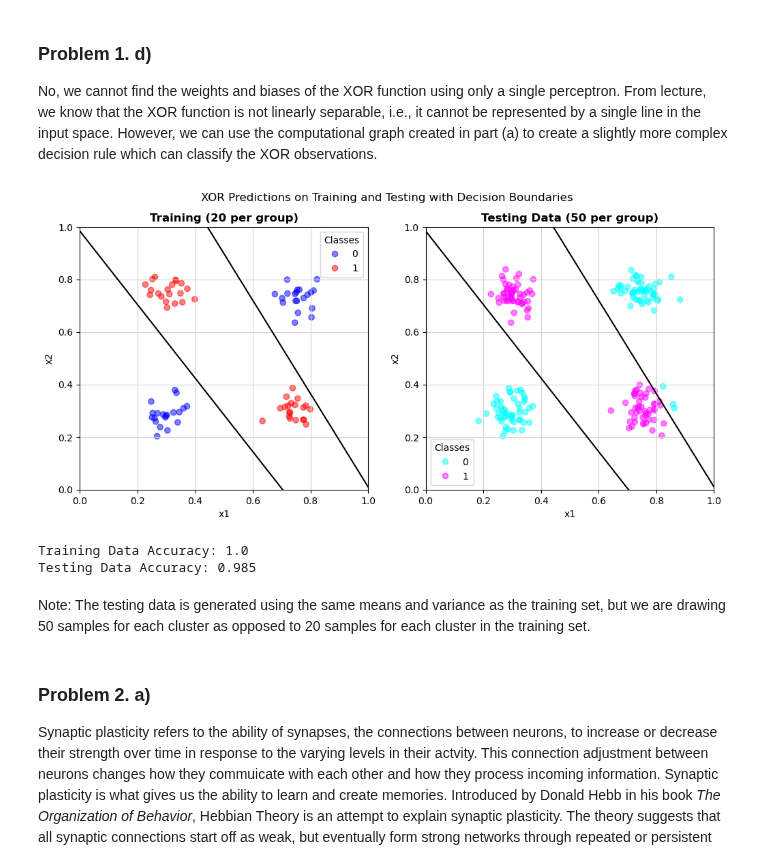
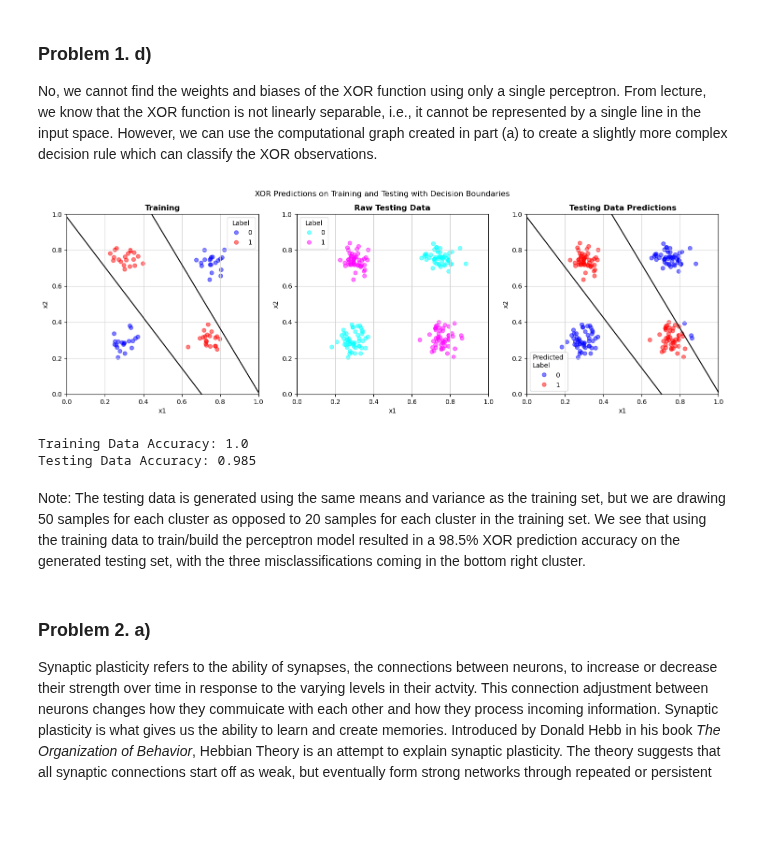
Before and after one commit to Evan-Callaghan/FieldsAcademy-NeuralNetworks, a Jupyter notebook: Assignments/assignment2.ipynb, the cells around one changed output. Drawn from its saved outputs; the diff is of its cells as text; code cells hidden in the pictures; blank space fills up the shorter version.

```diff
--- a/Assignments/assignment2.ipynb
+++ b/Assignments/assignment2.ipynb
@@ -163,46 +163,49 @@ def XOR(inputs, weights_OR, weights_AND):
     for i in range(0, npredictions):
         predict_and = sum_step(weights_AND, inputs[i,:])
         predict_or = sum_step(weights_OR, inputs[i,:])
-        predictions[i] = predict_or and not(predict_and)
+        predictions[i] = (predict_or and not(predict_and))
     return predictions
 
 ## Generating testing data
 random.seed(3)
 ndatapoints_test = 50
 [inputs_test, labels_test, colors_test] = training_data(means, sigma, ndatapoints_test)
 
 ## Predicting on the training and testing sets
 xor_predictions_train = XOR(inputs, weights_or, weights_and)
 xor_predictions_test = XOR(inputs_test, weights_or, weights_and)
 
 ## Plotting the decision boundaries for the AND and OR functions and labels for XOR predictions
-fig, (ax1, ax2) = plt.subplots(1, 2, figsize = (12, 5))
+fig, (ax1, ax2, ax3) = plt.subplots(1, 3, figsize = (18, 5))
 fig.suptitle('XOR Predictions on Training and Testing with Decision Boundaries')
-scatter = ax1.scatter(inputs[:,0], inputs[:,1], c = xor_predictions_train, cmap = 'bwr', alpha = 0.5); ax1.set_title('Training (20 per group)', fontweight = 'semibold'); ax1.grid(color = 'lightgrey')
-scatter2 = ax2.scatter(inputs_test[:,0], inputs_test[:,1], c = xor_predictions_test, cmap = 'cool', alpha = 0.5); ax2.set_title('Testing Data (50 per group)', fontweight = 'semibold'); ax2.grid(color = 'lightgrey')
+scatter = ax1.scatter(inputs[:,0], inputs[:,1], c = xor_predictions_train, cmap = 'bwr', alpha = 0.5); ax1.set_title('Training', fontweight = 'semibold'); ax1.grid(color = 'lightgrey')
+scatter2 = ax2.scatter(inputs_test[:,0], inputs_test[:,1], c = labels_test[:,2], cmap = 'cool', alpha = 0.5); ax2.set_title('Raw Testing Data', fontweight = 'semibold'); ax2.grid(color = 'lightgrey')
+scatter3 = ax3.scatter(inputs_test[:,0], inputs_test[:,1], c = xor_predictions_test, cmap = 'bwr', alpha = 0.5); ax3.set_title('Testing Data Predictions', fontweight = 'semibold'); ax3.grid(color = 'lightgrey')
 
 x, y = plot_boundary(weights_and); ax1.plot(x, y, color = 'black'); ax1.set_xlim(0, 1); ax1.set_ylim(0, 1); ax1.set_xlabel('x1'); ax1.set_ylabel('x2')
 x, y = plot_boundary(weights_or); ax1.plot(x, y, color = 'black');
-x, y = plot_boundary(weights_and); ax2.plot(x, y, color = 'black'); ax2.set_xlim(0, 1); ax2.set_ylim(0, 1); ax2.set_xlabel('x1'); ax2.set_ylabel('x2')
-x, y = plot_boundary(weights_or); ax2.plot(x, y, color = 'black');
-ax1.legend(*scatter.legend_elements(), title = 'Classes'); plt.grid(color = 'lightgrey')
-ax2.legend(*scatter2.legend_elements(), title = 'Classes');
+ax2.set_xlim(0, 1); ax2.set_ylim(0, 1); ax2.set_xlabel('x1'); ax2.set_ylabel('x2')
+x, y = plot_boundary(weights_and); ax3.plot(x, y, color = 'black'); ax3.set_xlim(0, 1); ax3.set_ylim(0, 1); ax3.set_xlabel('x1'); ax3.set_ylabel('x2')
+x, y = plot_boundary(weights_or); ax3.plot(x, y, color = 'black');
+ax1.legend(*scatter.legend_elements(), title = 'Label'); plt.grid(color = 'lightgrey')
+ax2.legend(*scatter2.legend_elements(), title = 'Label');
+ax3.legend(*scatter3.legend_elements(), title = 'Predicted \nLabel');
 
 plt.show()
 
 ## Finding the accuracy of the model on the training set as well as the test set
 errors_train = labels[:,2].transpose() - xor_predictions_train; nerrors_train = np.sum(np.square(errors_train))
 accuracy_train = 1 - (nerrors_train / errors_train.shape[0])
 errors_test = labels_test[:,2].transpose() - xor_predictions_test; nerrors_test = np.sum(np.square(errors_test))
 accuracy_test = 1 - (nerrors_test / errors_test.shape[0])
 print('\nTraining Data Accuracy:', accuracy_train)
 print('Testing Data Accuracy:', accuracy_test)
 # %% [output]
-[figure, old version]
+[figure, new version]
 Training Data Accuracy: 1.0
 Testing Data Accuracy: 0.985
 # %% [markdown]
-Note: The testing data is generated using the same means and variance as the training set, but we are drawing 50 samples for each cluster as opposed to 20 samples for each cluster in the training set.
+Note: The testing data is generated using the same means and variance as the training set, but we are drawing 50 samples for each cluster as opposed to 20 samples for each cluster in the training set. We see that using the training data to train/build the perceptron model resulted in a 98.5% XOR prediction accuracy on the generated testing set, with the three misclassifications coming in the bottom right cluster.
 # %% [markdown]
 ### Problem 2. a)
 
```
